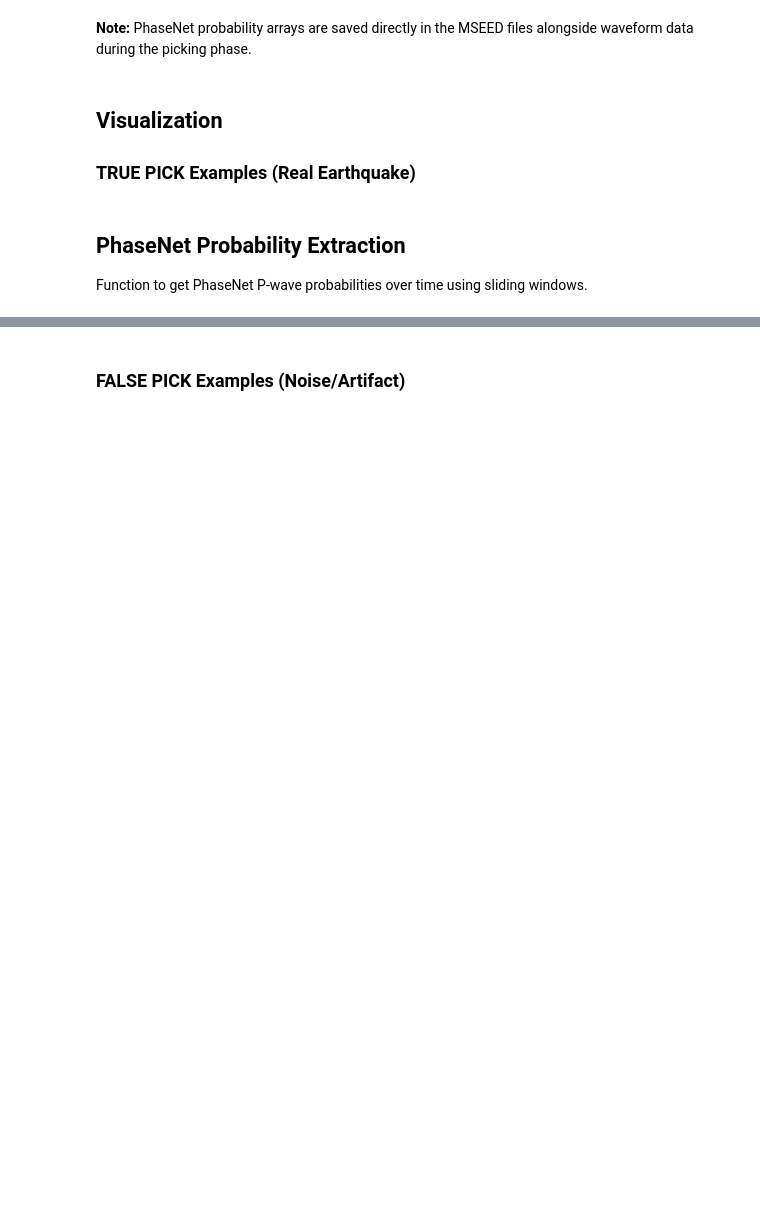
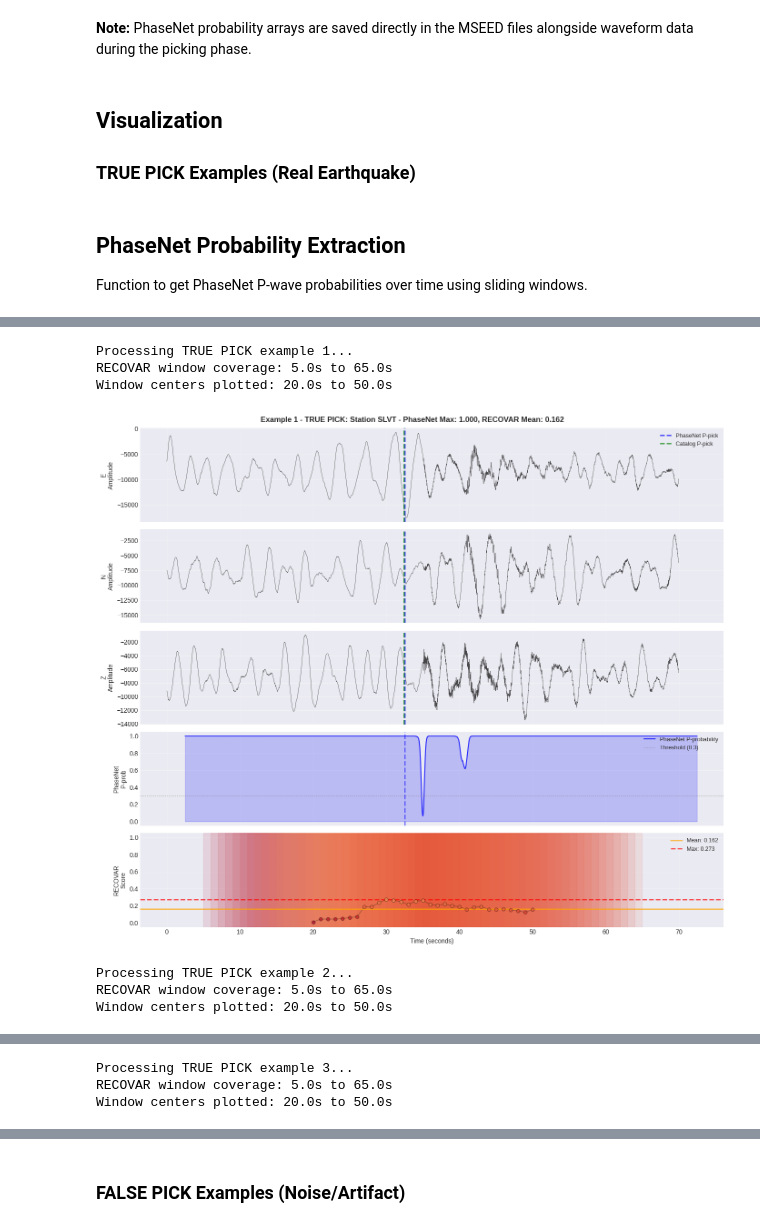
Before and after one commit to egead/recovar, a Jupyter notebook: reproducibility/phasenet_eqt/yazel_recovar_demo.ipynb, the cells around one changed output, grey strips where cells are left out. Drawn from its saved outputs; the diff is of its cells as text; code cells hidden in the pictures; blank space fills up the shorter version.

```diff
--- a/reproducibility/phasenet_eqt/yazel_recovar_demo.ipynb
+++ b/reproducibility/phasenet_eqt/yazel_recovar_demo.ipynb
@@ -126,7 +139,7 @@ print(f"Found {len(fp_examples)} FALSE PICK examples")
 def get_phasenet_probabilities(stream):
     # Get P-wave probability trace (saved with channel code 'MXP')
     # MXP = M (misc) + X (synthetic/derived) + P (P-wave probability)
-    p_trace = stream.select(channel='MXP')[0]
+    p_trace = stream.select(channel='Pha')[0]
 
     # Get waveform traces to determine original starttime
     waveform_traces = [tr for tr in stream if tr.stats.channel.startswith('HH')]
@@ -261,31 +290,39 @@ def plot_waveform_with_scores(example, recovar_result, phasenet_result, title_pr
 
     # Connect centers with line
     ax_score.plot(window_centers, scores, 'k-', linewidth=1, alpha=0.3, zorder=2)
 
     ax_score.axhline(recovar_result['mean_score'], color='orange', linestyle='-',
                      linewidth=2, label=f"Mean: {recovar_result['mean_score']:.3f}", alpha=0.7)
     ax_score.axhline(recovar_result['max_score'], color='red', linestyle='--',
                      linewidth=2, label=f"Max: {recovar_result['max_score']:.3f}", alpha=0.7)
 
     ax_score.set_ylabel('RECOVAR\nScore', fontsize=10)
     ax_score.set_xlabel('Time (seconds)', fontsize=10)
     ax_score.set_ylim(-0.05, 1.05)
     ax_score.grid(True, alpha=0.3)
     ax_score.legend(loc='upper right', fontsize=9)
 
     # Title
     status = "TRUE PICK" if catalog_pick else "FALSE PICK"
     fig.suptitle(f"{title_prefix}{status}: Station {example['station']} - "
                  f"PhaseNet Max: {np.max(pn_probs):.3f}, RECOVAR Mean: {recovar_result['mean_score']:.3f}",
                  fontsize=12, fontweight='bold')
 
     plt.tight_layout()
     plt.show()
 
 # Plot TRUE PICK examples
-for i in range(2):
+for i in range(3):
     if tp_examples:
         print(f"Processing TRUE PICK example {i+1}...")
         tp_recovar = recovar_pick_cleaner_sliding(tp_examples[i]['stream'], classifier)
         tp_phasenet = get_phasenet_probabilities(tp_examples[i]['stream'])
         plot_waveform_with_scores(tp_examples[i], tp_recovar, tp_phasenet, f"Example {i+1} - ")
+# %% [output]
+Processing TRUE PICK example 1...
+RECOVAR window coverage: 5.0s to 65.0s
+Window centers plotted: 20.0s to 50.0s
+[figure, added]
+Processing TRUE PICK example 2...
+RECOVAR window coverage: 5.0s to 65.0s
+Window centers plotted: 20.0s to 50.0s
@@ -291,0 +330,3 @@ for i in range(2):
+Processing TRUE PICK example 3...
+RECOVAR window coverage: 5.0s to 65.0s
+Window centers plotted: 20.0s to 50.0s
```
Also changed, not shown: parts of 13 cells of this notebook, 3 other files.
